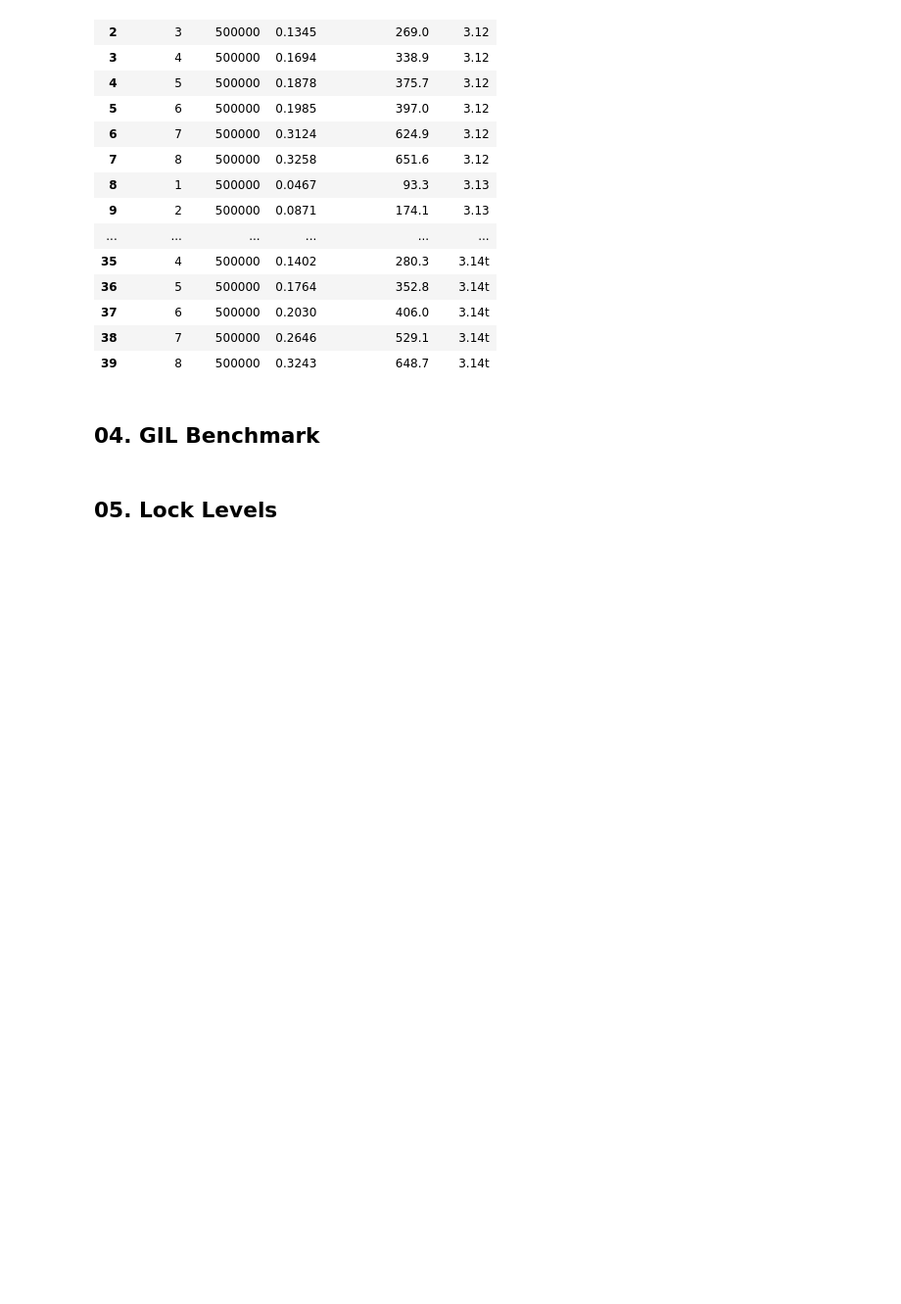
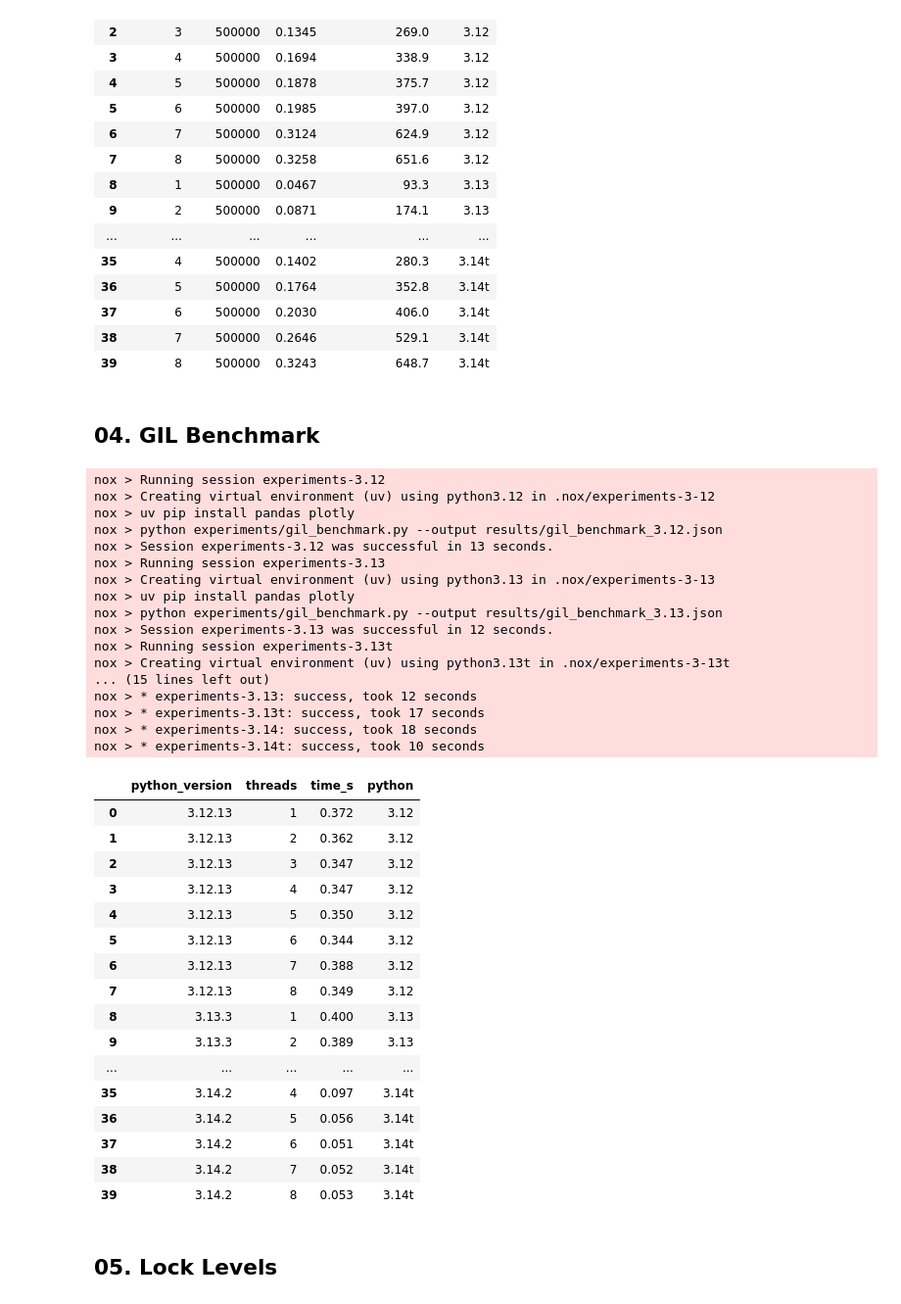
Before and after one commit to peplxx/cpython-advanced, a Jupyter notebook: project/analysis.ipynb, the cells around one changed output. Shown at 98% size. Saved outputs shown, nothing was run; the diff lists cells and outputs as text; code cells hidden in the pictures; blank space fills up the shorter version.

Commit message:
feat: upload 4th experiment

```diff
--- a/project/analysis.ipynb
+++ b/project/analysis.ipynb
@@ -260,0 +259,38 @@ from experiments.gil_benchmark import run_single, run_threaded
+# %%
+df04 = run_benchmark("gil_benchmark", pythons=["3.12", "3.13", "3.13t", "3.14", "3.14t"])
+df04
+# %% [output]
+nox > Running session experiments-3.12
+nox > Creating virtual environment (uv) using python3.12 in .nox/experiments-3-12
+nox > uv pip install pandas plotly
+nox > python experiments/gil_benchmark.py --output results/gil_benchmark_3.12.json
+nox > Session experiments-3.12 was successful in 13 seconds.
+nox > Running session experiments-3.13
+nox > Creating virtual environment (uv) using python3.13 in .nox/experiments-3-13
+nox > uv pip install pandas plotly
+nox > python experiments/gil_benchmark.py --output results/gil_benchmark_3.13.json
+nox > Session experiments-3.13 was successful in 12 seconds.
+nox > Running session experiments-3.13t
+nox > Creating virtual environment (uv) using python3.13t in .nox/experiments-3-13t
+... (15 lines left out)
+nox > * experiments-3.13: success, took 12 seconds
+nox > * experiments-3.13t: success, took 17 seconds
+nox > * experiments-3.14: success, took 18 seconds
+nox > * experiments-3.14t: success, took 10 seconds
+|  | python_version | threads | time_s | python |
+| 0 | 3.12.13 | 1 | 0.372 | 3.12 |
+| 1 | 3.12.13 | 2 | 0.362 | 3.12 |
+| 2 | 3.12.13 | 3 | 0.347 | 3.12 |
+| 3 | 3.12.13 | 4 | 0.347 | 3.12 |
+| 4 | 3.12.13 | 5 | 0.350 | 3.12 |
+| 5 | 3.12.13 | 6 | 0.344 | 3.12 |
+| 6 | 3.12.13 | 7 | 0.388 | 3.12 |
+| 7 | 3.12.13 | 8 | 0.349 | 3.12 |
+| 8 | 3.13.3 | 1 | 0.400 | 3.13 |
+| 9 | 3.13.3 | 2 | 0.389 | 3.13 |
+| ... | ... | ... | ... | ... |
+| 35 | 3.14.2 | 4 | 0.097 | 3.14t |
+| 36 | 3.14.2 | 5 | 0.056 | 3.14t |
+| 37 | 3.14.2 | 6 | 0.051 | 3.14t |
+| 38 | 3.14.2 | 7 | 0.052 | 3.14t |
+| 39 | 3.14.2 | 8 | 0.053 | 3.14t |
```
Also changed, not shown: parts of 2 cells of this notebook, 2 other files.
